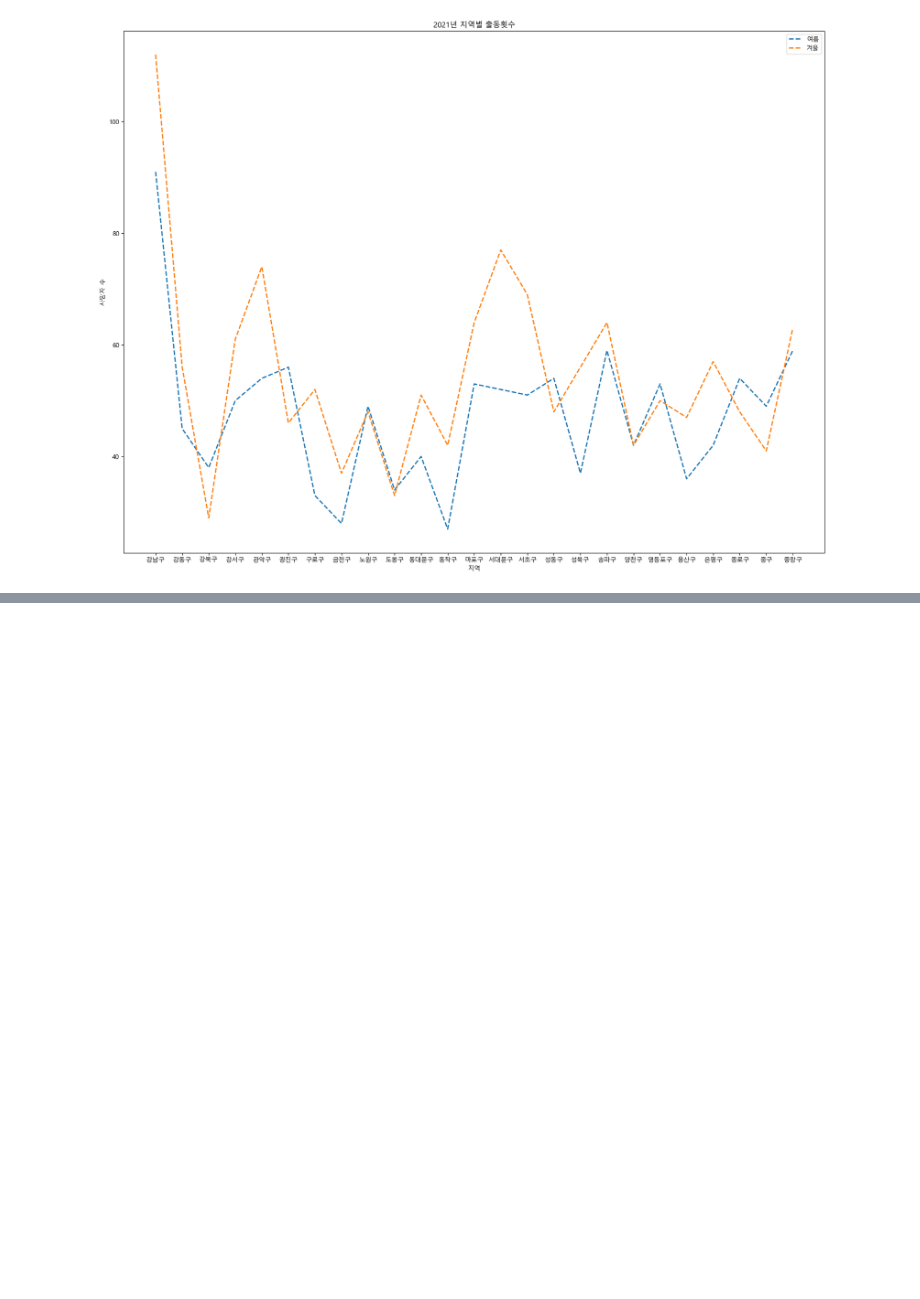
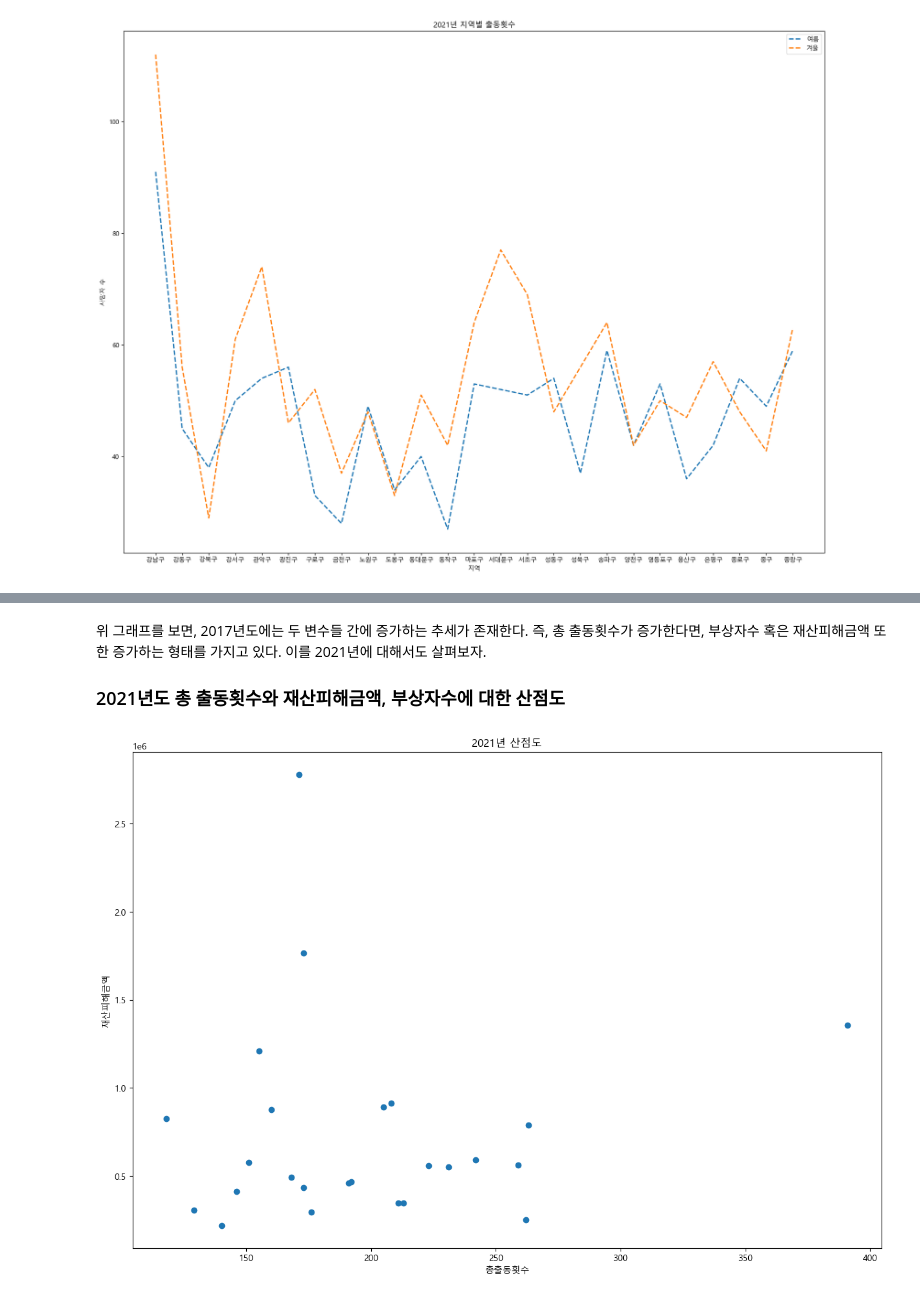
Before and after one commit to UOS-Bigdata/lab_fire_seoul, a Jupyter notebook: _sources/notebooks/day3/visualization_basic.ipynb, the cells around one changed output, grey strips where cells are left out. Cells and saved outputs as stored; diff of their text form; code cells hidden in the pictures; blank space fills up the shorter version.

```diff
--- a/_sources/notebooks/day3/visualization_basic.ipynb
+++ b/_sources/notebooks/day3/visualization_basic.ipynb
@@ -218,0 +270,17 @@ plt.show()
+# %% [markdown]
+위 그래프를 보면, 2017년도에는 두 변수들 간에 증가하는 추세가 존재한다. 즉, 총 출동횟수가 증가한다면, 부상자수 혹은 재산피해금액 또한 증가하는 형태를 가지고 있다. 이를 2021년에 대해서도 살펴보자.
+
+### 2021년도 총 출동횟수와 재산피해금액, 부상자수에 대한 산점도
+# %%
+fig = plt.figure(figsize=(15, 10))
+
+tmp_ind = final_dat["화재발생연도"] == 2021
+plt.scatter("총출동횟수", "재산피해금액", data = final_dat.loc[tmp_ind, :])
+
+plt.title('2021년 산점도')
+plt.xlabel('총출동횟수')
+plt.ylabel('재산피해금액')
+
+plt.show()
+# %% [output]
+[figure, added]
```
Also changed, not shown: parts of 23 cells of this notebook, 37 other files.
